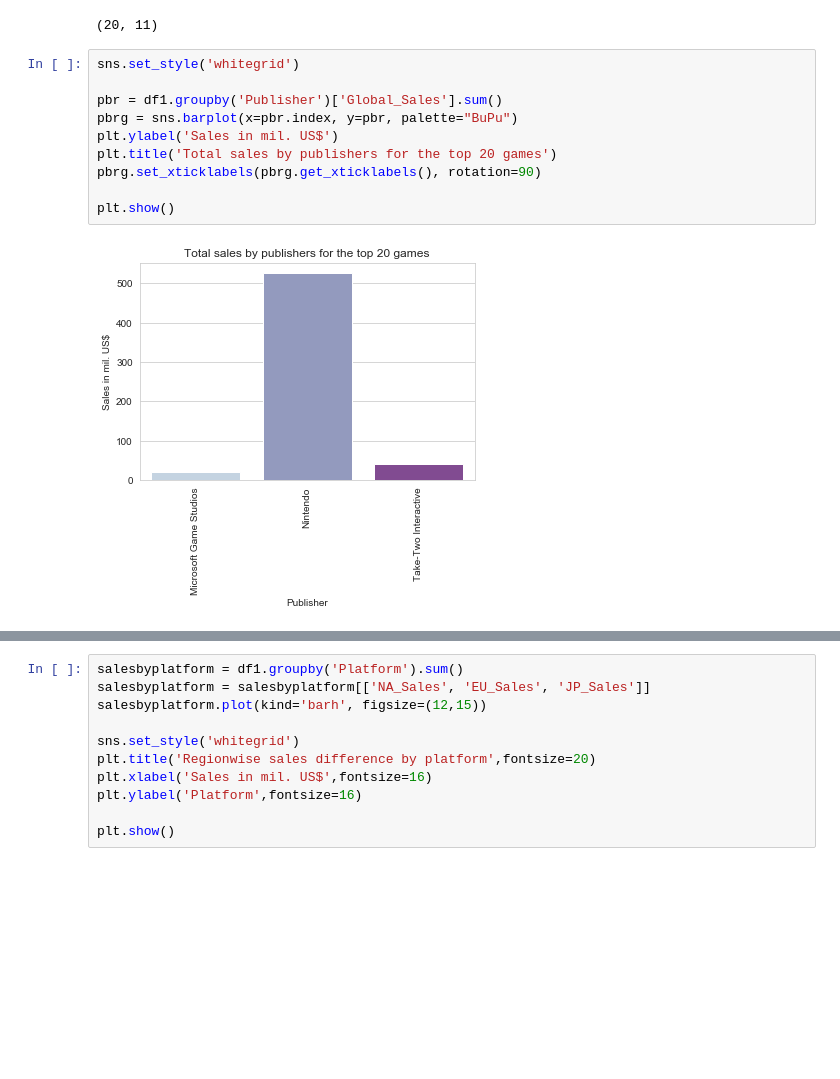
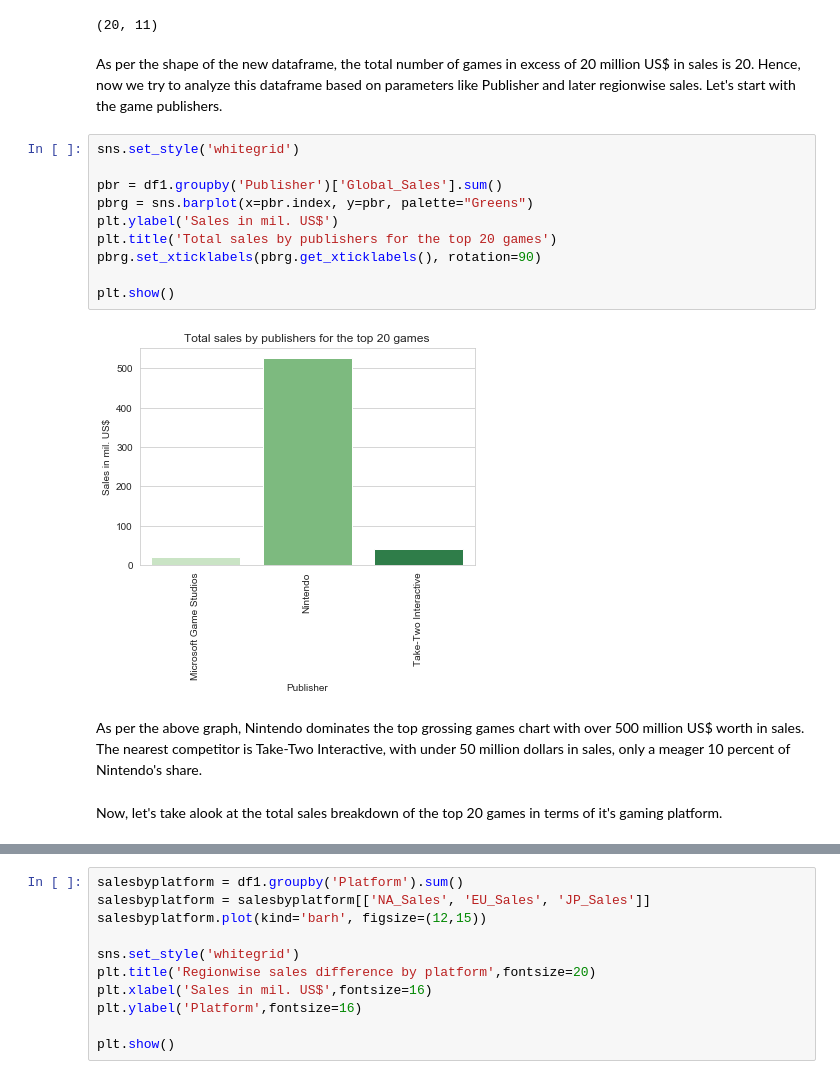
Before and after one commit to hosadman/video-game-sales-data-analysis, a Jupyter notebook: analysis.ipynb, the cells around one changed output, grey strips where cells are left out. Drawn from its saved outputs; the diff is of its cells as text; blank space fills up the shorter version.

```diff
--- a/analysis.ipynb
+++ b/analysis.ipynb
@@ -208,18 +214,24 @@ df1.head(10)
 print(df1.shape)
 # %% [output]
 (20, 11)
+# %% [markdown]
+As per the shape of the new dataframe, the total number of games in excess of 20 million US$ in sales is 20. Hence, now we try to analyze this dataframe based on parameters like Publisher and later regionwise sales. Let's start with the game publishers.
 # %%
 sns.set_style('whitegrid')
 
 pbr = df1.groupby('Publisher')['Global_Sales'].sum()
-pbrg = sns.barplot(x=pbr.index, y=pbr, palette="BuPu")
+pbrg = sns.barplot(x=pbr.index, y=pbr, palette="Greens")
 plt.ylabel('Sales in mil. US$')
 plt.title('Total sales by publishers for the top 20 games')
 pbrg.set_xticklabels(pbrg.get_xticklabels(), rotation=90)
 
 plt.show()
 # %% [output]
-[figure, old version]
+[figure, new version]
+# %% [markdown]
+As per the above graph, Nintendo dominates the top grossing games chart with over 500 million US$ worth in sales. The nearest competitor is Take-Two Interactive, with under 50 million dollars in sales, only a meager 10 percent of Nintendo's share.
+# %% [markdown]
+Now, let's take alook at the total sales breakdown of the top 20 games in terms of it's gaming platform.
 # %%
 sns.set_style('whitegrid')
 
```
Also changed, not shown: parts of 14 cells of this notebook.
